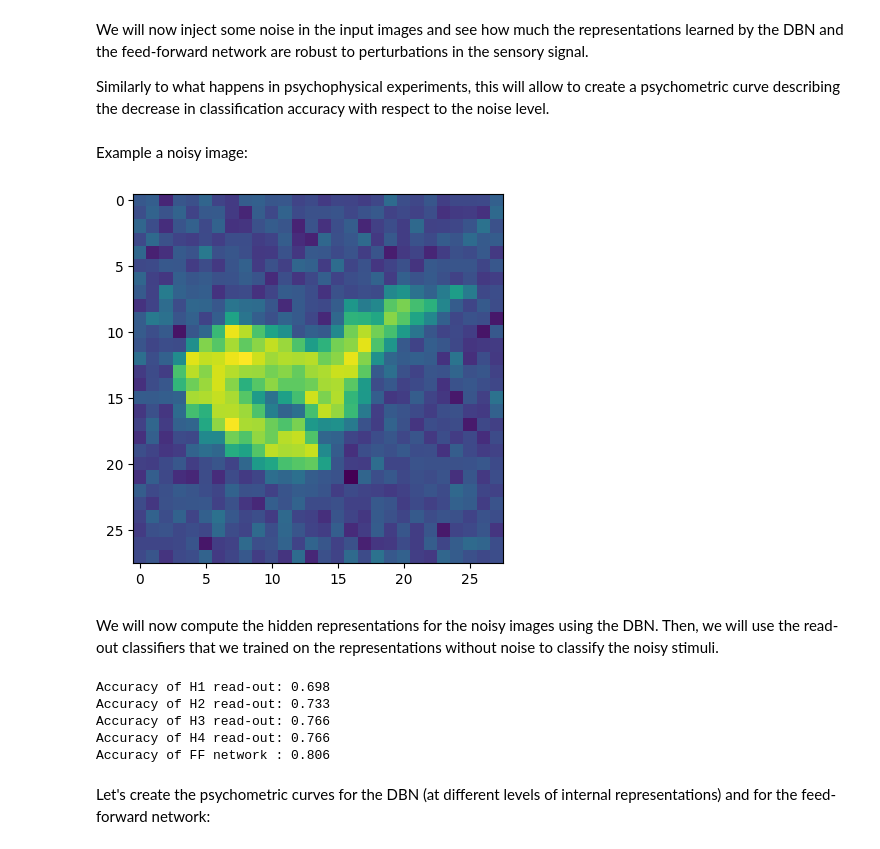
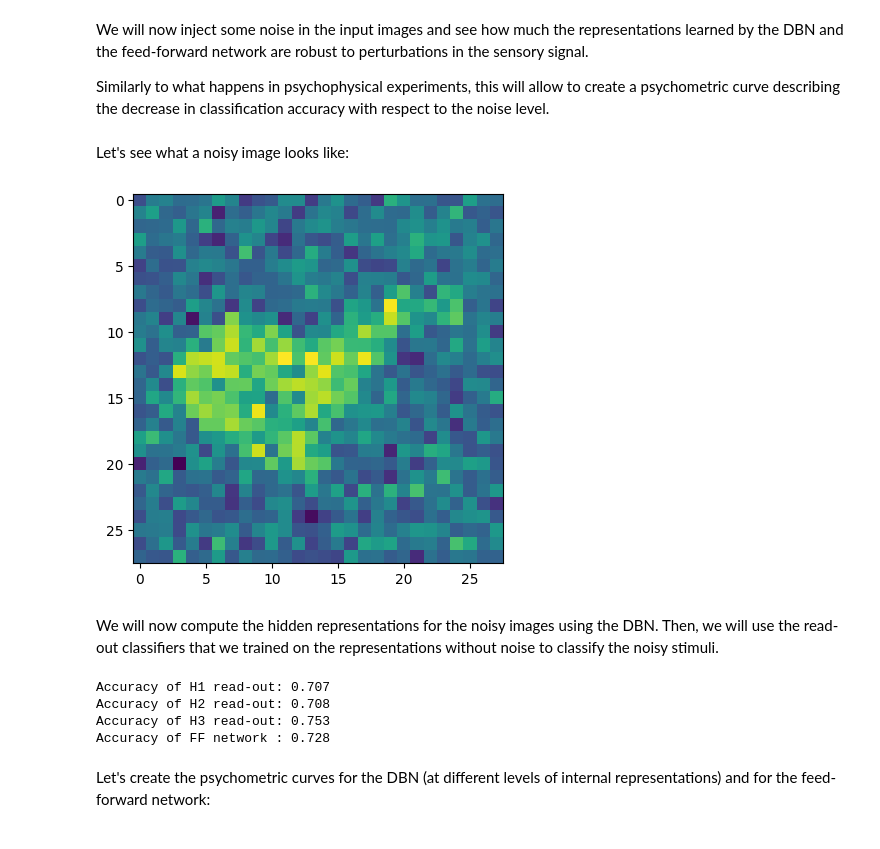
Before and after one commit to SkurativskaKateryna/CC_2023, a Jupyter notebook: Cognition_project_Skurativska.ipynb, the cells around one changed output. Saved outputs shown, nothing was run; the diff lists cells and outputs as text; code cells hidden in the pictures.

```diff
--- a/Cognition_project_Skurativska.ipynb
+++ b/Cognition_project_Skurativska.ipynb
@@ -560,13 +487,13 @@ def inject_noise(emnist_data, noise_level):
   random_gaussian_tensor = torch.randn(emnist_data.shape, device = device)*noise_level
   return emnist_data + random_gaussian_tensor
 # %% [markdown]
-Example a noisy image:
+Let's see what a noisy image looks like:
 # %%
-noise_level = 0.1
+noise_level = 0.3
 emnist_test_with_noise = inject_noise(emnist_test.data, noise_level)
 __ = plt.imshow(emnist_test_with_noise[0].reshape(28, 28).to("cpu"), cmap="viridis")
 # %% [output]
-[figure, old version]
+[figure, new version]
 # %% [markdown]
 We will now compute the hidden representations for the noisy images using the DBN. Then, we will use the read-out classifiers that we trained on the representations without noise to classify the noisy stimuli.
 # %%
@@ -598,14 +522,12 @@ acc = get_accuracy_values_at_noise_level(0.3);
 print("Accuracy of H1 read-out: %.3f" % acc[0])
 print("Accuracy of H2 read-out: %.3f" % acc[1])
 print("Accuracy of H3 read-out: %.3f" % acc[2])
-print("Accuracy of H4 read-out: %.3f" % acc[3])
-print("Accuracy of FF network : %.3f" % acc[4])
+print("Accuracy of FF network : %.3f" % acc[3])
 # %% [output]
-Accuracy of H1 read-out: 0.698
-Accuracy of H2 read-out: 0.733
-Accuracy of H3 read-out: 0.766
-Accuracy of H4 read-out: 0.766
-Accuracy of FF network : 0.806
+Accuracy of H1 read-out: 0.707
+Accuracy of H2 read-out: 0.708
+Accuracy of H3 read-out: 0.753
+Accuracy of FF network : 0.728
 # %% [markdown]
 Let's create the psychometric curves for the DBN (at different levels of internal representations) and for the feed-forward network:
 # %%
```
Also changed, not shown: parts of 55 cells of this notebook.
